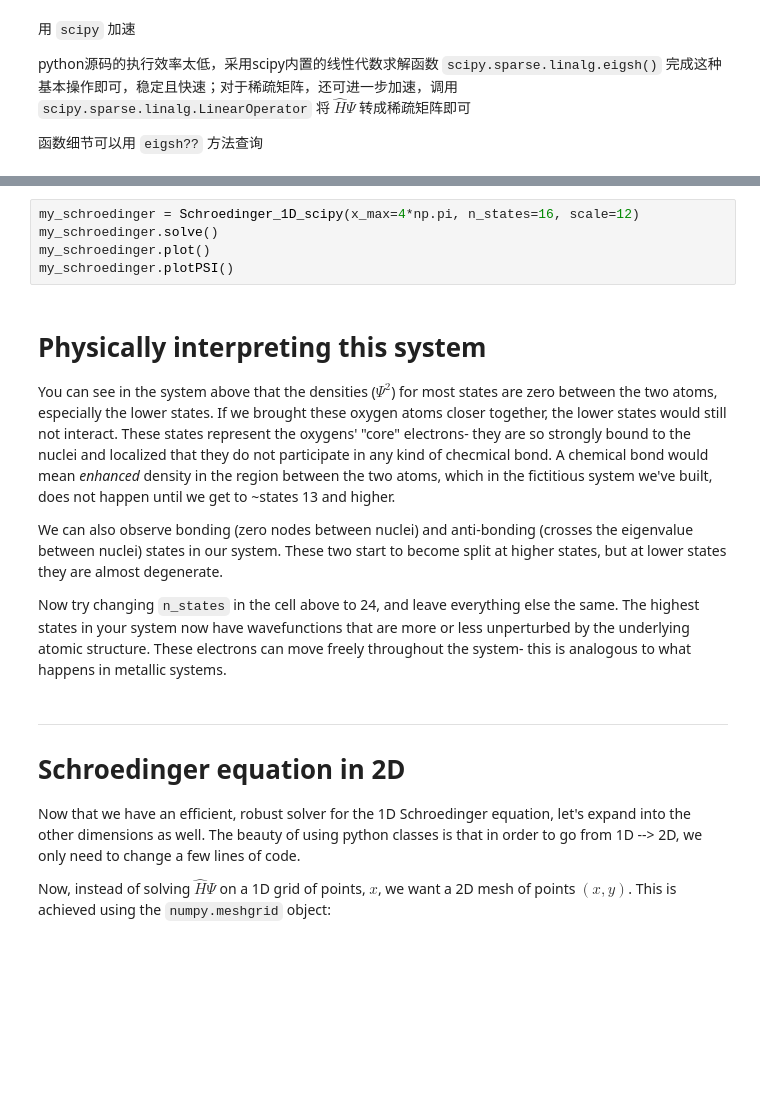
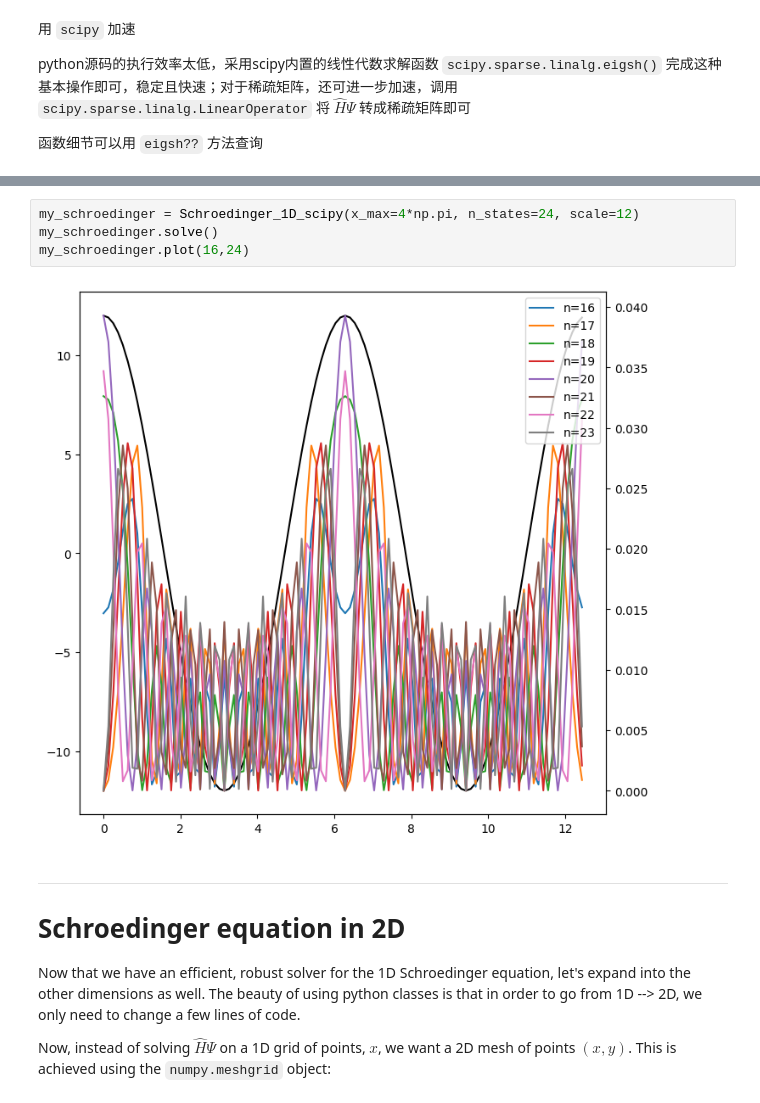
Before and after one commit to m3lab-zzl/pyrho, a Jupyter notebook: tutorial.ipynb, the cells around one changed output, grey strips where cells are left out. Saved outputs shown, nothing was run; the diff lists cells and outputs as text; blank space fills up the shorter version.

```diff
--- a/tutorial.ipynb
+++ b/tutorial.ipynb
@@ -287,16 +307,9 @@ To build this system, we just need to double `x_max` and specify `n_states=16`.
 # %%
-my_schroedinger = Schroedinger_1D_scipy(x_max=4*np.pi, n_states=16, scale=12)
+my_schroedinger = Schroedinger_1D_scipy(x_max=4*np.pi, n_states=24, scale=12)
 my_schroedinger.solve()
-my_schroedinger.plot()
-my_schroedinger.plotPSI()
+my_schroedinger.plot(16,24)
+# %% [output]
+[figure, added]
-# %% [markdown]
-# Physically interpreting this system
-
-You can see in the system above that the densities ($\Psi^2$) for most states are zero between the two atoms, especially the lower states. If we brought these oxygen atoms closer together, the lower states would still not interact. These states represent the oxygens' "core" electrons- they are so strongly bound to the nuclei and localized that they do not participate in any kind of checmical bond. A chemical bond would mean *enhanced* density in the region between the two atoms, which in the fictitious system we've built, does not happen until we get to ~states 13 and higher.
-
-We can also observe bonding (zero nodes between nuclei) and anti-bonding (crosses the eigenvalue between nuclei) states in our system. These two start to become split at higher states, but at lower states they are almost degenerate.
-
-Now try changing `n_states` in the cell above to 24, and leave everything else the same. The highest states in your system now have wavefunctions that are more or less unperturbed by the underlying atomic structure. These electrons can move freely throughout the system- this is analogous to what happens in metallic systems.
 # %% [markdown]
 ---
 # Schroedinger equation in 2D
```
Also changed, not shown: parts of 11 cells of this notebook, 4 other files.
